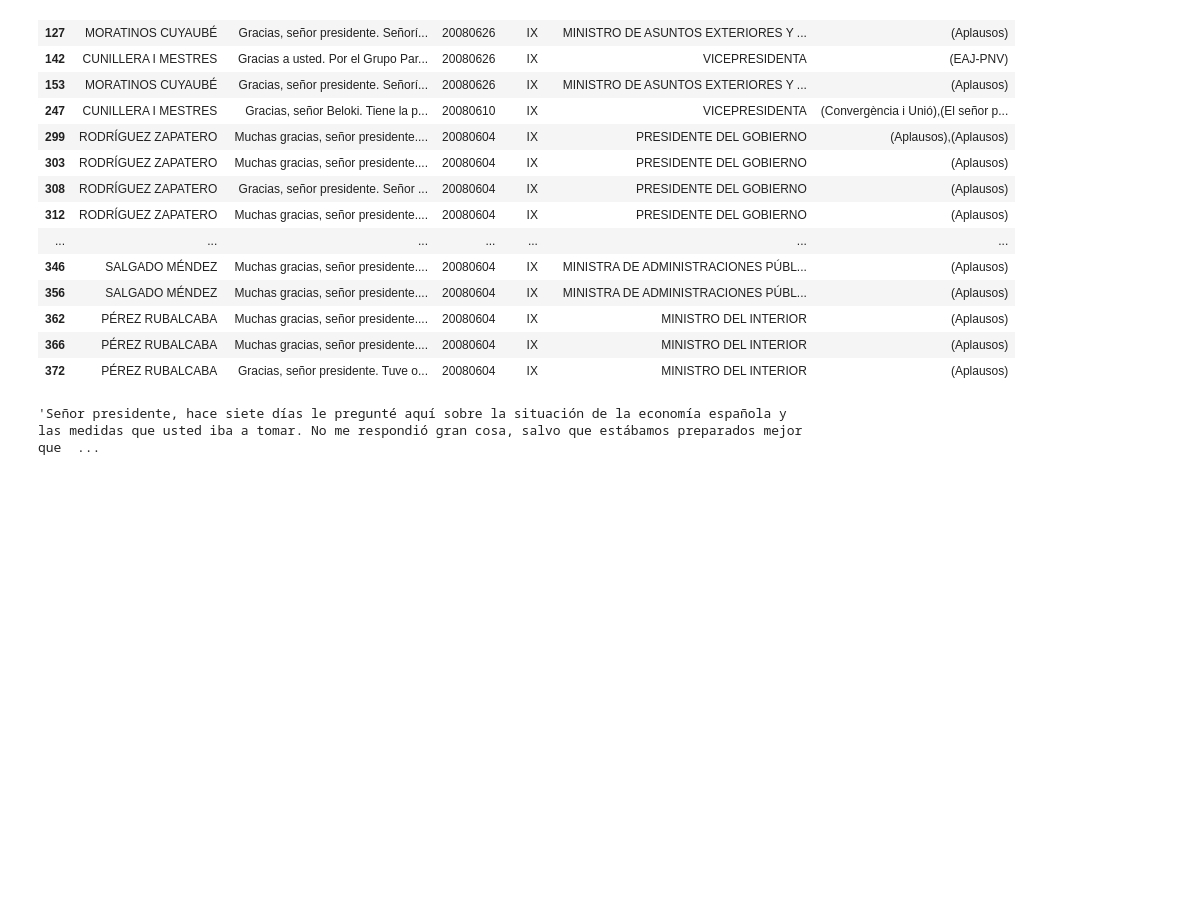
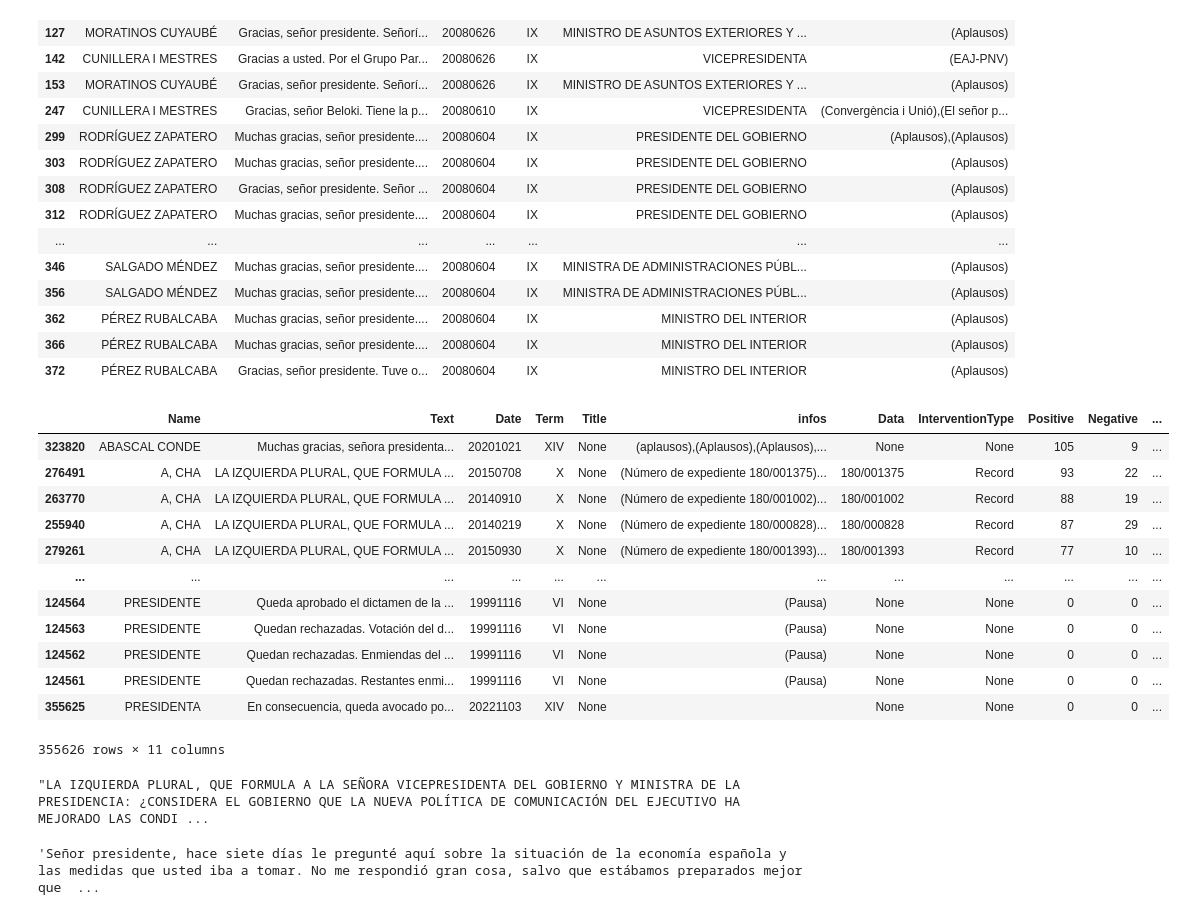
Before and after one commit to jmservera/debate, a Jupyter notebook: 03-Prepare-Data.ipynb, the cells around one changed output. Cells and saved outputs as stored; diff of their text form; code cells hidden in the pictures; blank space fills up the shorter version.

```diff
--- a/03-Prepare-Data.ipynb
+++ b/03-Prepare-Data.ipynb
@@ -116,4 +157,49 @@ full[(full["infos"].str.len()>0) & (full["Title"].str.len()>0)].head(20)
 | 362 | PÉREZ RUBALCABA | Muchas gracias, señor presidente.... | 20080604 | IX | MINISTRO DEL INTERIOR | (Aplausos) |
 | 366 | PÉREZ RUBALCABA | Muchas gracias, señor presidente.... | 20080604 | IX | MINISTRO DEL INTERIOR | (Aplausos) |
 | 372 | PÉREZ RUBALCABA | Gracias, señor presidente. Tuve o... | 20080604 | IX | MINISTRO DEL INTERIOR | (Aplausos) |
+# %%
+# extract records
+full["Data"]=full["infos"].apply( lambda f: re.search(r"mero de expediente (\d+/\d+)",f).groups()[0] if re.search(r"mero de expediente (\d+/\d+)",f) else None)
+full["InterventionType"]=full["infos"].apply( lambda f: "Record" if re.search(r"mero de expediente (\d+/\d+)",f) else None)
+# %%
+# extract congress sentiment from interjections
+
+full["Positive"]=0
+full["Negative"]=0
+full["Surprise"]=0
+
+positives=[r"aplauso", r"risa", r"muy bien",r"si!",r"sí"]
+negatives=[r"rumore",r"no!",r"protesta",r"denegaciones",r"qué barbaridad","mentira"]
+surprise=[r"hala",r"oh!",r"ah!"]
+
+for pos in positives:
+    full["Positive"]+= full["infos"].apply( lambda f: len(re.findall(pos,f.lower())) if re.search(pos,f.lower()) else 0)
+
+for pos in negatives:
+    full["Negative"]+= full["infos"].apply( lambda f: len(re.findall(pos,f.lower())) if re.search(pos,f.lower()) else 0)
+
+for pos in surprise:
+    full["Surprise"]+= full["infos"].apply( lambda f: len(re.findall(pos,f.lower())) if re.search(pos,f.lower()) else 0)
+
+
+full.sort_values("Positive", ascending=False)
+# %% [output]
+|  | Name | Text | Date | Term | Title | infos | Data | InterventionType | Positive | Negative | ... |
+| 323820 | ABASCAL CONDE | Muchas gracias, señora presidenta... | 20201021 | XIV | None | (aplausos),(Aplausos),(Aplausos),... | None | None | 105 | 9 | ... |
+| 276491 | A, CHA | LA IZQUIERDA PLURAL, QUE FORMULA ... | 20150708 | X | None | (Número de expediente 180/001375)... | 180/001375 | Record | 93 | 22 | ... |
+| 263770 | A, CHA | LA IZQUIERDA PLURAL, QUE FORMULA ... | 20140910 | X | None | (Número de expediente 180/001002)... | 180/001002 | Record | 88 | 19 | ... |
+| 255940 | A, CHA | LA IZQUIERDA PLURAL, QUE FORMULA ... | 20140219 | X | None | (Número de expediente 180/000828)... | 180/000828 | Record | 87 | 29 | ... |
+| 279261 | A, CHA | LA IZQUIERDA PLURAL, QUE FORMULA ... | 20150930 | X | None | (Número de expediente 180/001393)... | 180/001393 | Record | 77 | 10 | ... |
+| ... | ... | ... | ... | ... | ... | ... | ... | ... | ... | ... | ... |
+| 124564 | PRESIDENTE | Queda aprobado el dictamen de la ... | 19991116 | VI | None | (Pausa) | None | None | 0 | 0 | ... |
+| 124563 | PRESIDENTE | Quedan rechazadas. Votación del d... | 19991116 | VI | None | (Pausa) | None | None | 0 | 0 | ... |
+| 124562 | PRESIDENTE | Quedan rechazadas. Enmiendas del ... | 19991116 | VI | None | (Pausa) | None | None | 0 | 0 | ... |
+| 124561 | PRESIDENTE | Quedan rechazadas. Restantes enmi... | 19991116 | VI | None | (Pausa) | None | None | 0 | 0 | ... |
+| 355625 | PRESIDENTA | En consecuencia, queda avocado po... | 20221103 | XIV | None |  | None | None | 0 | 0 | ... |
+355626 rows × 11 columns
+# %%
+#TODO: there are still many
+full.loc[276491].Text
+# %% [output]
+"LA IZQUIERDA PLURAL, QUE FORMULA A LA SEÑORA VICEPRESIDENTA DEL GOBIERNO Y MINISTRA DE LA PRESIDENCIA: ¿CONSIDERA EL GOBIERNO QUE LA NUEVA POLÍTICA DE COMUNICACIÓN DEL EJECUTIVO HA MEJORADO LAS CONDI ...
 # %%
```
Also changed, not shown: parts of 11 cells of this notebook, 2 other files.
